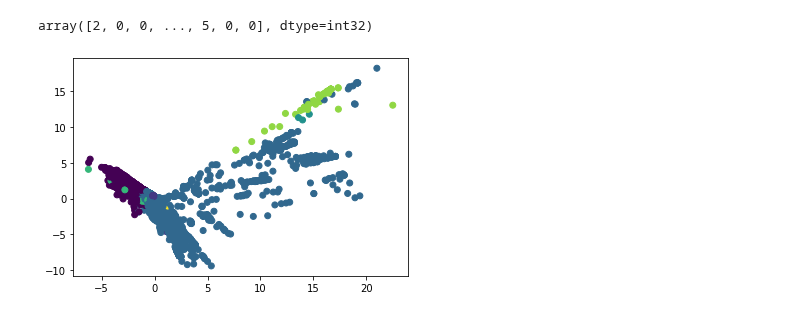
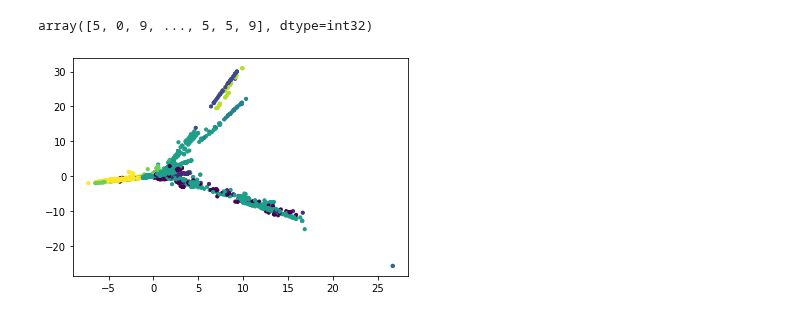
Before and after one commit to Maksimka9/clustering, a Jupyter notebook: test.ipynb, the cells around one changed output. Saved outputs shown, nothing was run; the diff lists cells and outputs as text; code cells hidden in the pictures.

```diff
--- a/test.ipynb
+++ b/test.ipynb
@@ -15,7 +15,7 @@ from sklearn import datasets
 # При этом полученный набор данных будет иметь 4 явно выраженных кластера.
 #test_x, test_y = datasets.make_blobs(n_samples = 5000, n_features = 2, centers = 4)
 
-filename = r"https://github.com/Maksimka9/klustering/blob/main/prepared_data_sem_1.csv?raw=true"
+filename = r"https://github.com/Maksimka9/klustering/blob/main/prepared_data_sem_2.csv?raw=true"
 df = pd.read_csv(filename, index_col=False)
 df
 # %% [output]
@@ -136,14 +129,14 @@ print('Дэвис-Боулдин:', min(davies_score_dict, key=davies_score_dict
 # %%
 # делаем кластеризацию вручную на определенном кол-ве кластеров
 
-kmeans = sklearn.cluster.KMeans(n_clusters = 7)
+kmeans = sklearn.cluster.KMeans(n_clusters = 10)
 processed_df = kmeans.fit_predict(standart_df) # Вычисляем к какому элементу отнести каждый кластер
 processed_df
 # %% [output]
-array([2, 0, 0, ..., 5, 0, 0], dtype=int32)
+array([5, 0, 9, ..., 5, 5, 9], dtype=int32)
 # %%
 # Отобразим набор данных, используя разные цвета для разных кластеров
-matplotlib.pyplot.scatter(reduced_df[0], reduced_df[1], c = processed_df) # с - используемые цвета
+matplotlib.pyplot.scatter(reduced_df[0], reduced_df[1], c = processed_df, s=10) # с - используемые цвета
 matplotlib.pyplot.show()
 # %% [output]
-[figure, old version]
+[figure, new version]
```
Also changed, not shown: parts of 6 cells of this notebook.
